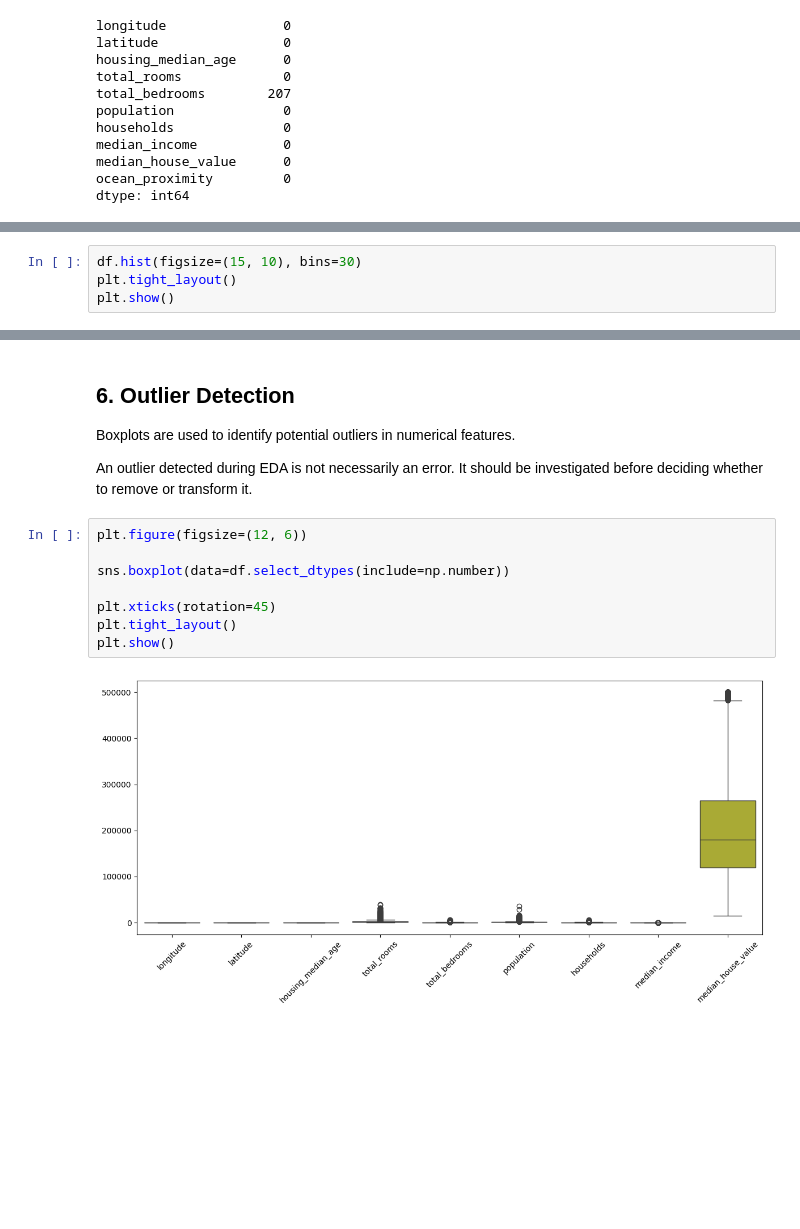
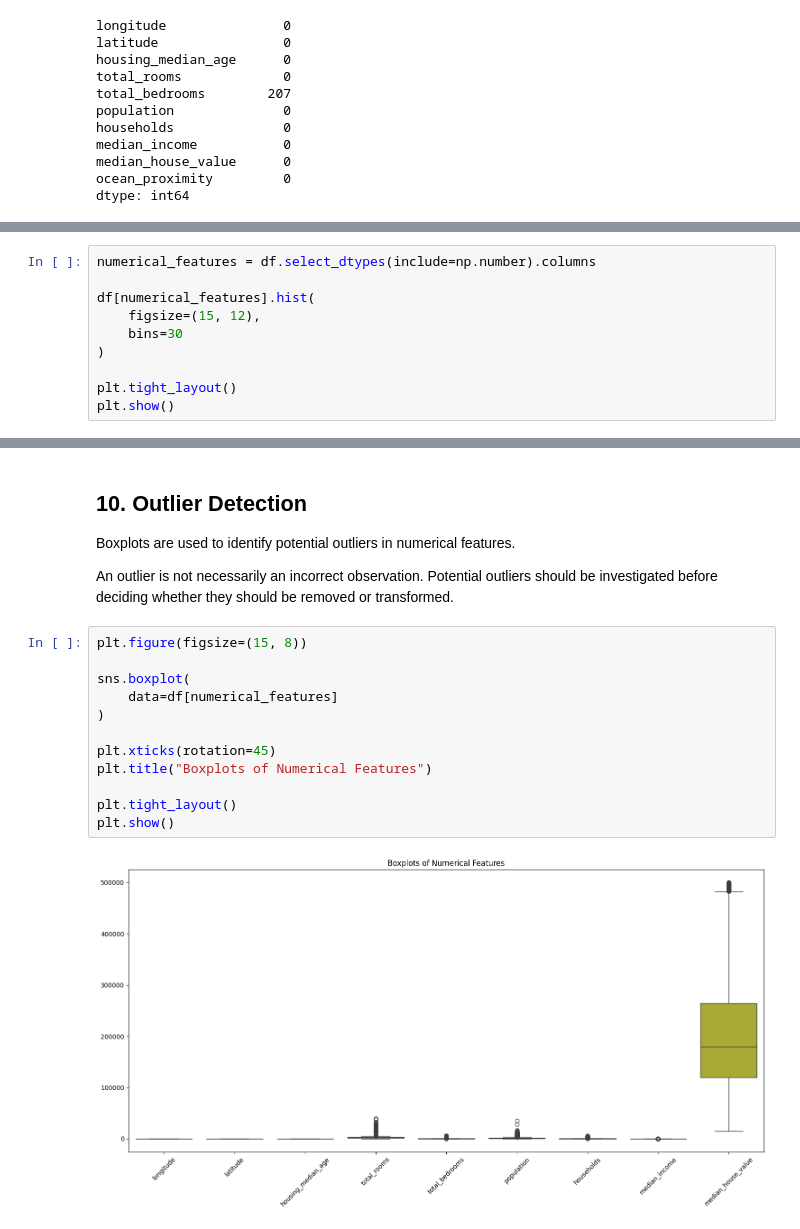
Before and after one commit to Ayda-Karimzadeh/house-price-prediction-linear-regression, a Jupyter notebook: notebooks/01_eda.ipynb, the cells around one changed output, grey strips where cells are left out. Saved outputs shown, nothing was run; the diff lists cells and outputs as text; blank space fills up the shorter version.

```diff
--- a/notebooks/01_eda.ipynb
+++ b/notebooks/01_eda.ipynb
@@ -133,5 +193,11 @@ We visualize the distributions of numerical features to identify skewness, unusu
 # %%
-df.hist(figsize=(15, 10), bins=30)
+numerical_features = df.select_dtypes(include=np.number).columns
+
+df[numerical_features].hist(
+    figsize=(15, 12),
+    bins=30
+)
+
 plt.tight_layout()
 plt.show()
 # %% [output]
@@ -144,17 +227,21 @@ plt.show()
 # %% [markdown]
-## 6. Outlier Detection
+## 10. Outlier Detection
 
 Boxplots are used to identify potential outliers in numerical features.
 
-An outlier detected during EDA is not necessarily an error. It should be investigated before deciding whether to remove or transform it.
+An outlier is not necessarily an incorrect observation. Potential outliers should be investigated before deciding whether they should be removed or transformed.
 # %%
-plt.figure(figsize=(12, 6))
+plt.figure(figsize=(15, 8))
 
-sns.boxplot(data=df.select_dtypes(include=np.number))
+sns.boxplot(
+    data=df[numerical_features]
+)
 
 plt.xticks(rotation=45)
+plt.title("Boxplots of Numerical Features")
+
 plt.tight_layout()
 plt.show()
 # %% [output]
-[figure, old version]
+[figure, new version]
 # %% [markdown]
```
Also changed, not shown: parts of 32 cells of this notebook.
